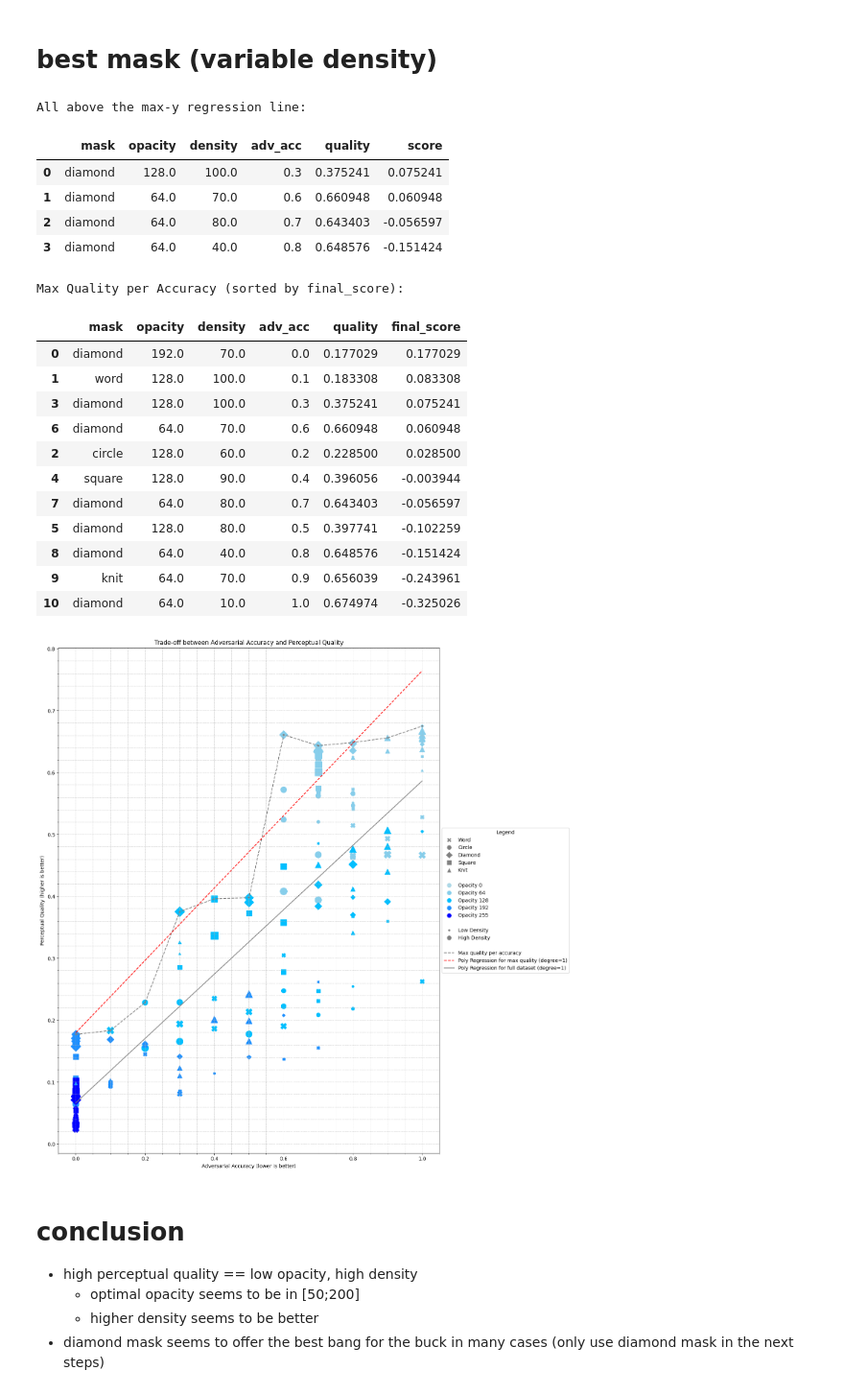
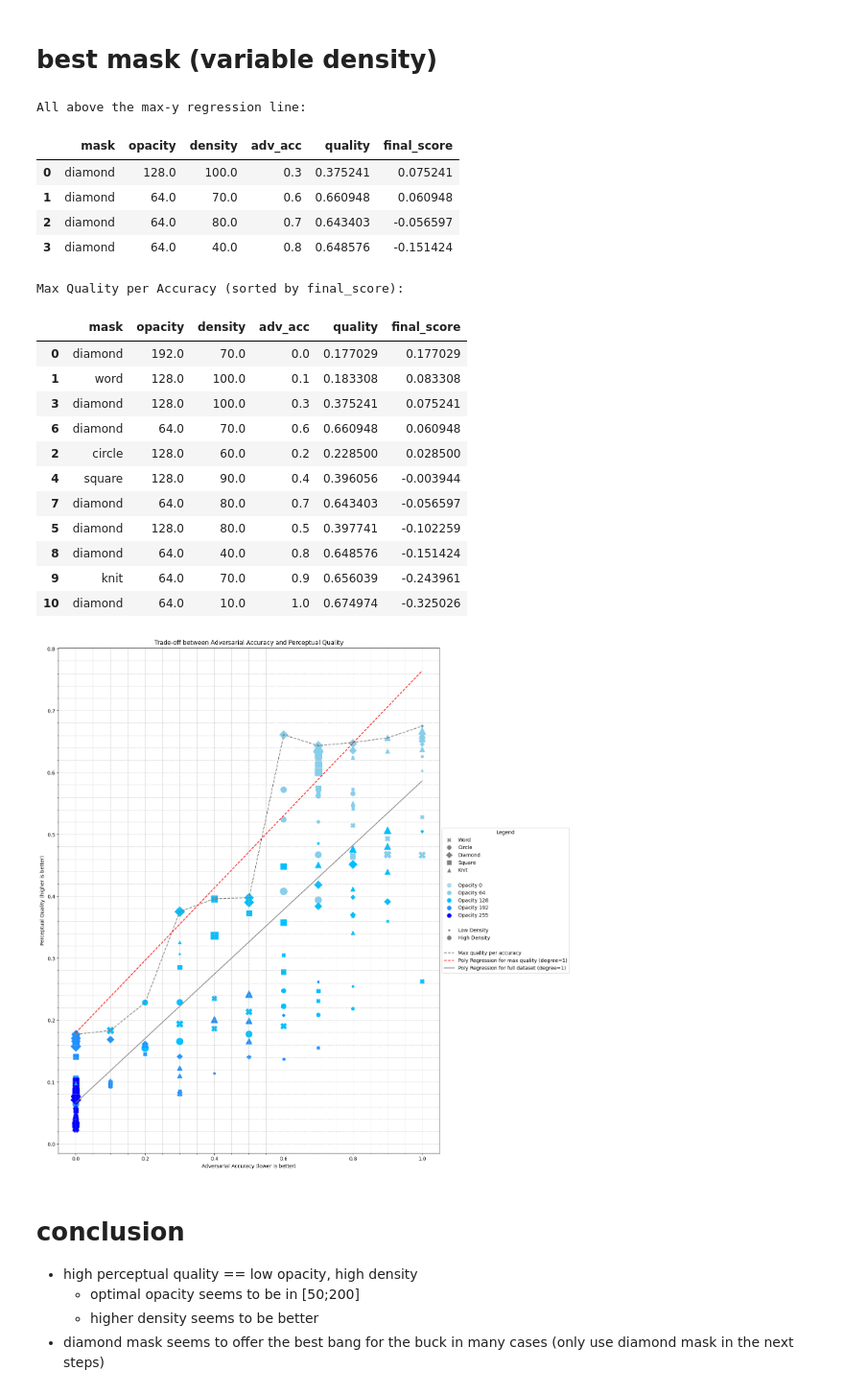
Before and after one commit to ETH-DISCO/advx-bench, a Jupyter notebook: analysis/0-eval_cls_mask.ipynb, the cells around one changed output. Shown at 96% size. Cells and saved outputs as stored; diff of their text form; code cells hidden in the pictures.

```diff
--- a/analysis/0-eval_cls_mask.ipynb
+++ b/analysis/0-eval_cls_mask.ipynb
@@ -285,16 +285,18 @@ plt.plot(x_smooth, y_smooth, color='red', linestyle='--')
 print("\nAll above the max-y regression line:")
 above = [data[(data['adv_acc'] == x_elem) & (data['quality'] == y_elem)].iloc[0] for x_elem, y_elem in max_coords if y_elem > polyreg.predict([[x_elem]])]
 above = pd.DataFrame(above)
+above['final_score'] = -above['adv_acc'] + above['quality']
+above = above.sort_values(by='final_score', ascending=False)
 above = above.drop_duplicates(subset=['mask', 'opacity', 'density']).reset_index(drop=True)
-above['score'] = -above['adv_acc'] + above['quality']
 display(HTML(above.to_html()))
 
 # print("\nMax Quality per Accuracy (sorted by x coordinate):")
 # max_coords_df = max_coords_df.sort_values(by='adv_acc')
 # display(HTML(max_coords_df.to_html()))
 
+print("\nMax Quality per Accuracy (sorted by final_score):")
+max_coords_df['final_score'] = -max_coords_df['adv_acc'] + max_coords_df['quality']
 max_coords_df = max_coords_df.sort_values(by='final_score', ascending=False)
-print("\nMax Quality per Accuracy (sorted by final_score):")
 display(HTML(max_coords_df.to_html()))
 
 # """
@@ -383,34 +385,34 @@ legend_elements.append(plt.Line2D([0], [0], marker='None', color='w', label=''))
 for opacity, color in colors.items():
     legend_elements.append(plt.Line2D([0], [0], marker='o', color='w', label=f'Opacity {opacity}', markerfacecolor=color, markersize=10))
 
 legend_elements.append(plt.Line2D([0], [0], marker='None', color='w', label=''))
 
 # legend for density
 legend_elements.append(plt.Line2D([0], [0], marker='o', color='w', label='Low Density', markerfacecolor='gray', markersize=5))
 legend_elements.append(plt.Line2D([0], [0], marker='o', color='w', label='High Density', markerfacecolor='gray', markersize=10))
 
 legend_elements.append(plt.Line2D([0], [0], marker='None', color='w', label=''))
 
 # legend for max y value
 legend_elements.append(plt.Line2D([0], [0], color='gray', linestyle='--', label=f'Max quality per accuracy'))
 legend_elements.append(plt.Line2D([0], [0], color='red', linestyle='--', label=f'Poly Regression for max quality (degree={maxy_degree})'))
 
 # legend for polynomial regression
 legend_elements.append(plt.Line2D([0], [0], color='gray', label=f'Poly Regression for full dataset (degree={total_degree})'))
 
 plt.legend(handles=legend_elements, title='Legend', loc='center left', bbox_to_anchor=(1, 0.5))
 
 # add grid
 plt.grid(True, which='both', linestyle='--', linewidth=0.5)
 plt.minorticks_on()
 plt.gca().xaxis.set_minor_locator(AutoMinorLocator())
 plt.gca().yaxis.set_minor_locator(AutoMinorLocator())
 
 plt.tight_layout()
 plt.show()
 # %% [output]
 All above the max-y regression line:
-|  | mask | opacity | density | adv_acc | quality | score |
+|  | mask | opacity | density | adv_acc | quality | final_score |
 | 0 | diamond | 128.0 | 100.0 | 0.3 | 0.375241 | 0.075241 |
 | 1 | diamond | 64.0 | 70.0 | 0.6 | 0.660948 | 0.060948 |
 | 2 | diamond | 64.0 | 80.0 | 0.7 | 0.643403 | -0.056597 |
```
Also changed, not shown: 1 other file.
